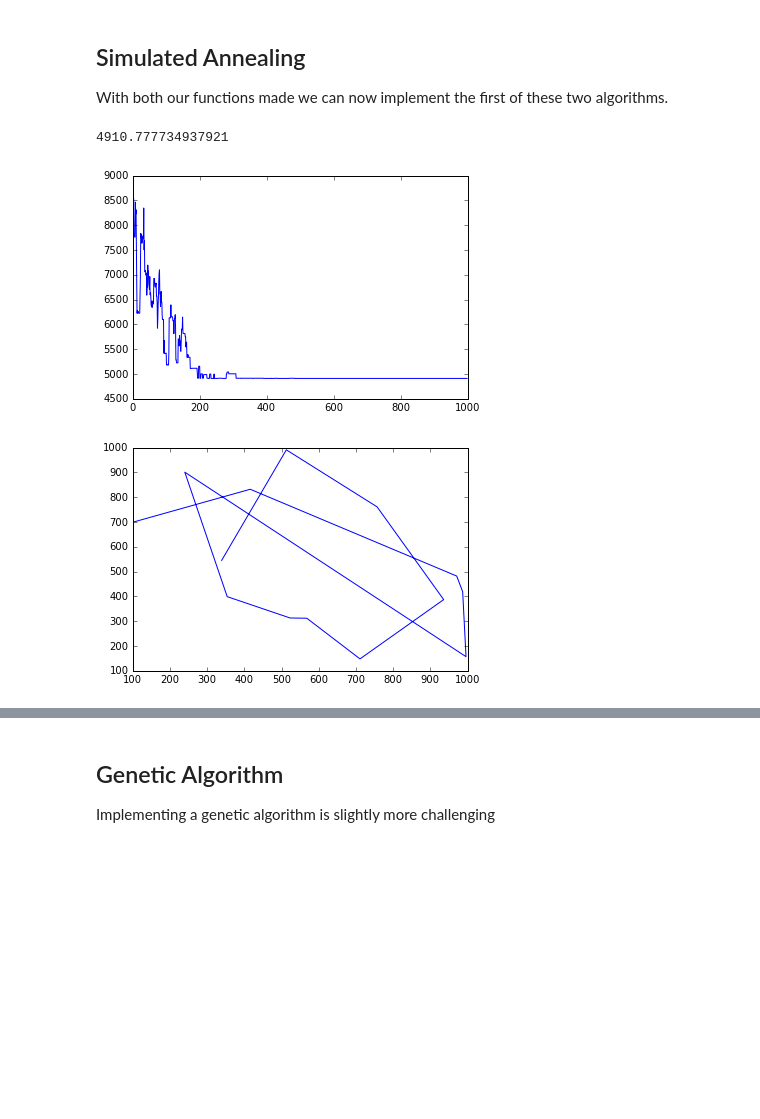
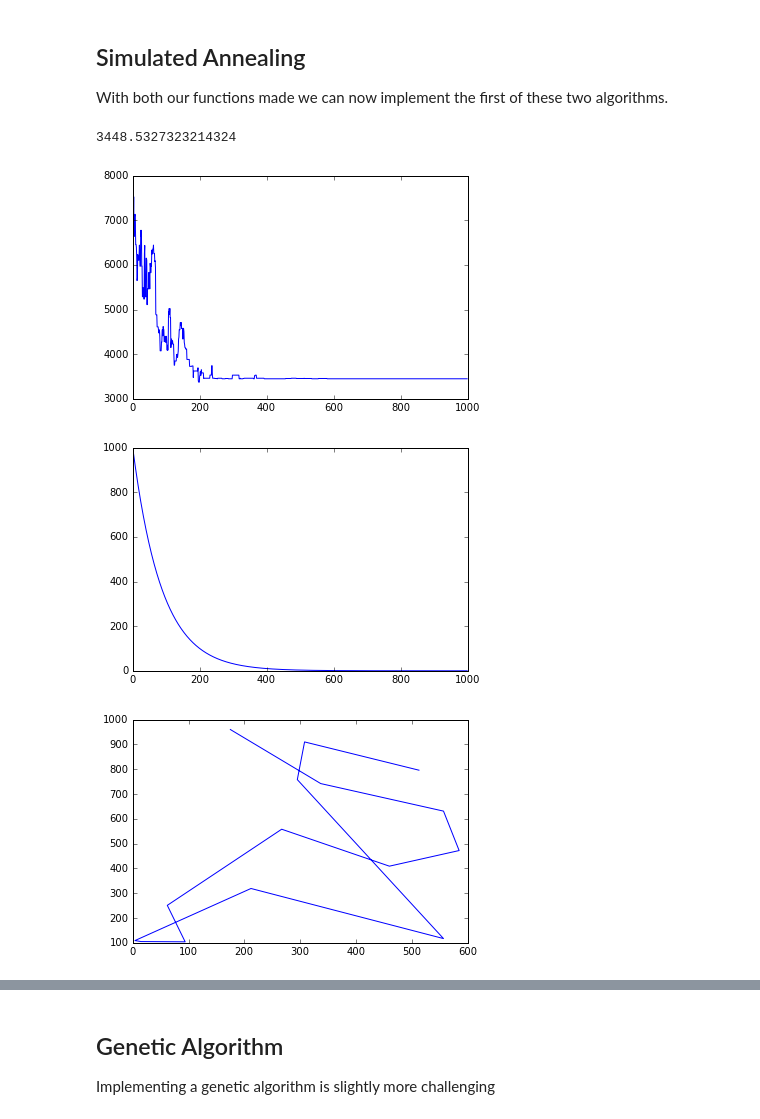
Before and after one commit to beyondvalence/biof509_wtl, a Jupyter notebook: Wk02/Wk02-Development_wl.ipynb, the cells around one changed output, grey strips where cells are left out. Cells and saved outputs as stored; diff of their text form; code cells hidden in the pictures; blank space fills up the shorter version.

```diff
--- a/Wk02/Wk02-Development_wl.ipynb
+++ b/Wk02/Wk02-Development_wl.ipynb
@@ -359,33 +368,40 @@ print(new_path(coords))
 
 With both our functions made we can now implement the first of these two algorithms.
 # %%
+# generate a large and random walk to traverse the search space with randomness
+# in order to avoid staying in local minimums
+# with temp_factor
 def simulated_annealing_optimizer(starting_path, cost_func, new_path_func, start_temp, min_temp, steps):
     current_path = starting_path[:]
     current_cost = cost_func(current_path)
     temp_factor = -np.log(start_temp / min_temp)
     history = []
     for s in range(0, steps):
         temp = start_temp * np.exp(temp_factor * s / steps)
         new_path = new_path_func(current_path)
         new_cost = cost_func(new_path)
         if (new_cost < current_cost) or (random.random() <= np.exp(-(new_cost - current_cost)/temp)):
             current_path = new_path
             current_cost = new_cost
         record = {'step':s, 'temperature':temp, 'current_cost':current_cost, }
         history.append(record)
     return (current_path, current_cost, history)
 
 best_path, best_cost, history = simulated_annealing_optimizer(coords, distance, new_path, 1000, 0.01, 1000)
 print(best_cost)
 plt.plot([i['current_cost'] for i in history])
 plt.show()
 
+plt.plot([i['temperature'] for i in history])
+plt.show()
+
 plt.plot([i[0] for i in best_path], [i[1] for i in best_path])
 plt.show()
 # %% [output]
-4910.777734937921
+3448.5327323214324
-[figure, old version]
+[figure, new version]
-[figure, old version]
+[figure, new version]
+[figure, added]
 # %%
 coords = [(random.randint(0,1000), random.randint(0,1000)) for i in range(15)]
 
```
Also changed, not shown: parts of 8 cells of this notebook.
